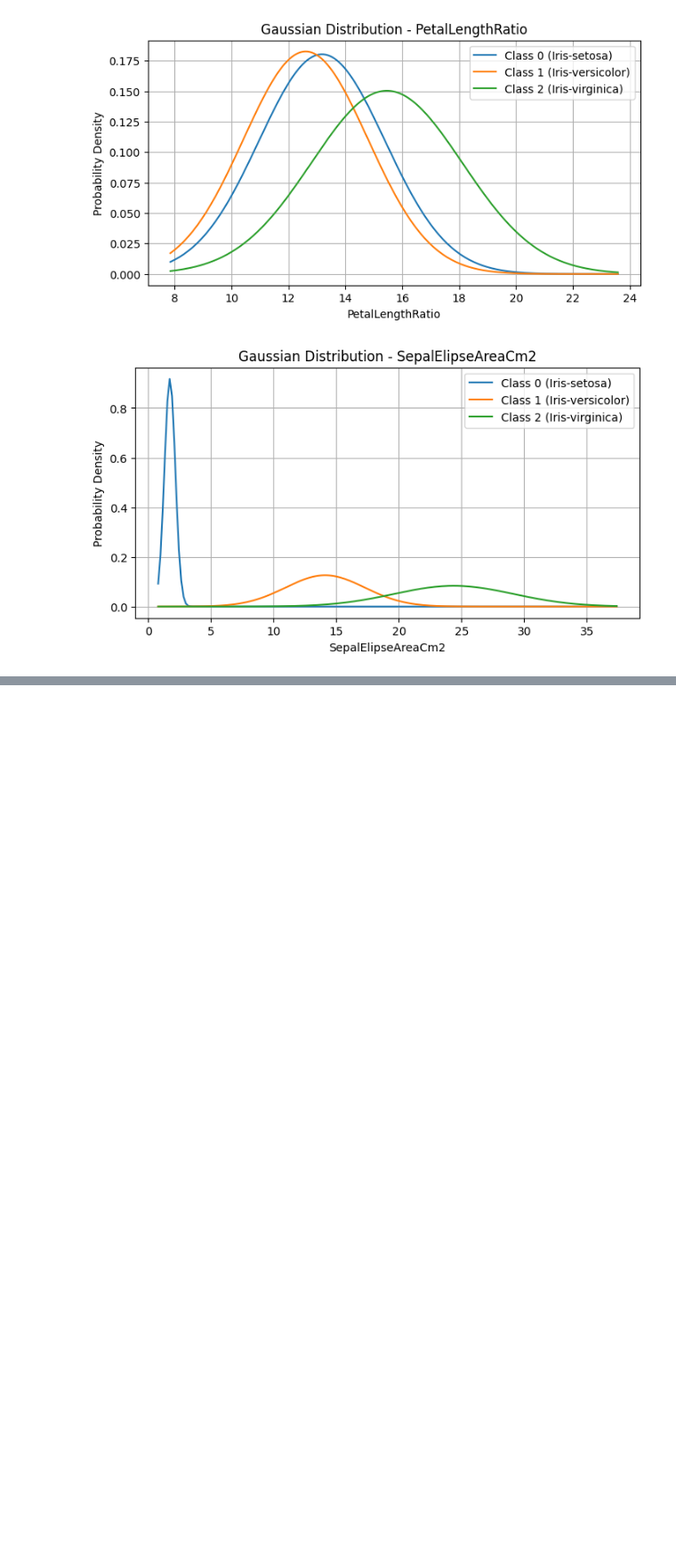
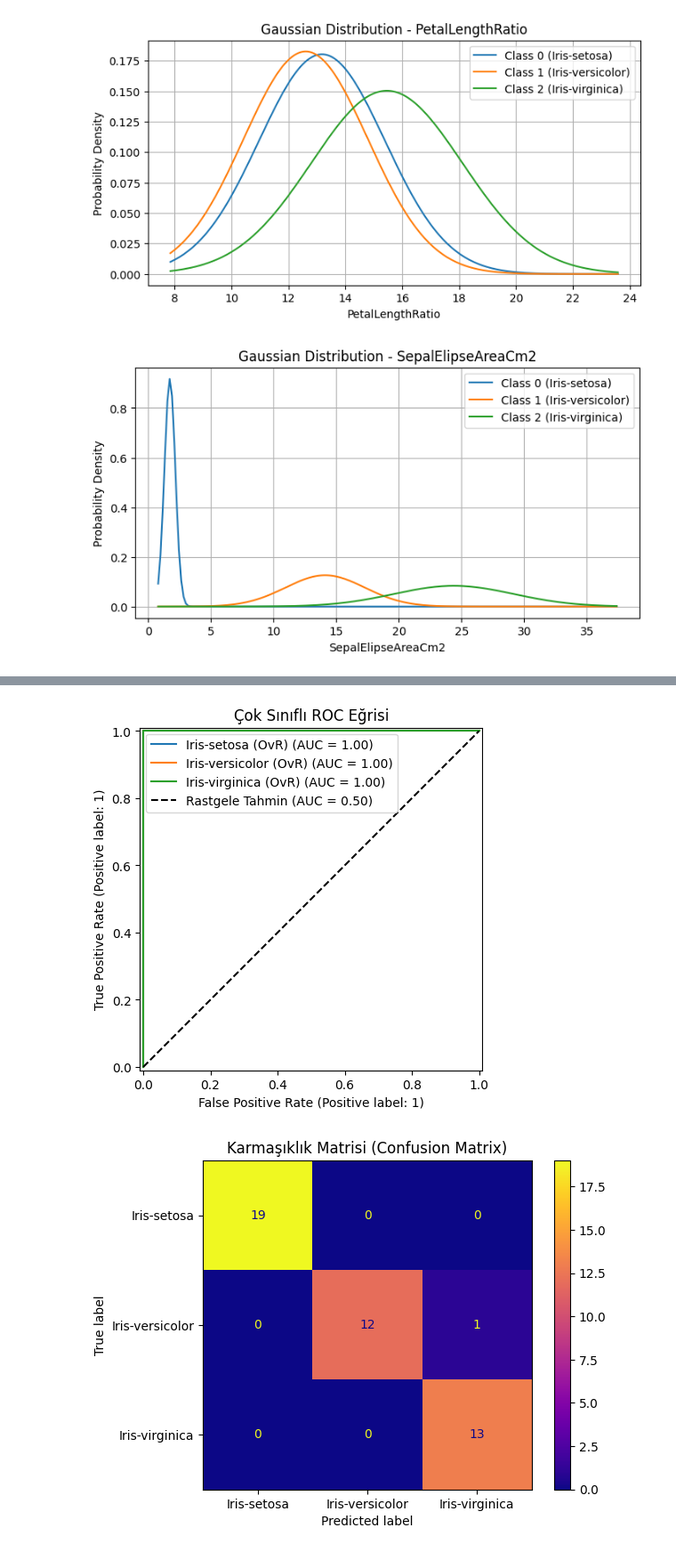
Before and after one commit to Ayberk-Aktan/Analyze_of_iris_datasets, a Jupyter notebook: ml_models.ipynb, the cells around one changed output, grey strips where cells are left out. Shown at 89% size. Saved outputs shown, nothing was run; the diff lists cells and outputs as text; code cells hidden in the pictures; blank space fills up the shorter version.

Commit message:
Naive Bayes (GaussianNB) model is end analyze of error metrics. Next to the model is XGBoostClassifier.

```diff
--- a/ml_models.ipynb
+++ b/ml_models.ipynb
@@ -486,4 +486,42 @@ gnb_log_loss = log_loss(Y_test,gnb_pred_prob)
 
 gnb_cv = cross_val_score(gnb,X_train,Y_train,cv=5)
 gnb_roc_auc = roc_auc_score(Y_test,gnb_pred_prob,multi_class='ovr',average='macro')
+
+print(f"Model Test Skoru: {gnb_score}")
+print(f"Model Eğitim Skoru: {gnb_train_score:.5f}")
+print(f"Model Log Loss Oranı: {gnb_log_loss:.5f}")
+print(f"""
+Çapraz Doğrulama Raporu:
+Her Katmanın Doğruluk Oranı: {gnb_cv}
+Ortalama Skor: {gnb_cv.mean():.5f}
+Skorların Standart Sapması: {gnb_cv.std():.5f}
+""")
+print(f"ROC-AUC Skoru: {gnb_roc_auc:.2f}\n")
+
+print("Naive Bayes Sınıflandırma (GaussianNB) Raporu\n",classification_report(Y_test,gnb_predict))
+
+gnb_cm = confusion_matrix(Y_test,gnb_predict)
+
+(fig,ax) = plt.subplots(figsize=(7,5))
+
+gnb_lb = LabelBinarizer().fit(Y_train)
+gnb_y_lb = svc_lb.transform(Y_test)
+
+for i,classname in enumerate(gnb_lb.classes_):
+    RocCurveDisplay.from_predictions(
+        gnb_y_lb[:,i],
+        gnb_pred_prob[:,i],
+        name=f"{classname} (OvR)",
+        ax=ax
+    )
+
+plt.plot([0, 1], [0, 1], "k--", label="Rastgele Tahmin (AUC = 0.50)")
+plt.title("Çok Sınıflı ROC Eğrisi")
+plt.legend()
+plt.show()
+
+disp = ConfusionMatrixDisplay(confusion_matrix=gnb_cm, display_labels=gnb_lb.classes_)
+disp.plot(cmap="plasma")
+plt.title("Karmaşıklık Matrisi (Confusion Matrix)")
+plt.show()
 # %% [output]
@@ -490,0 +545,2 @@ gnb_roc_auc = roc_auc_score(Y_test,gnb_pred_prob,multi_class='ovr',average='macr
+[figure, added]
+[figure, added]
```
Also changed, not shown: parts of 3 cells of this notebook.
